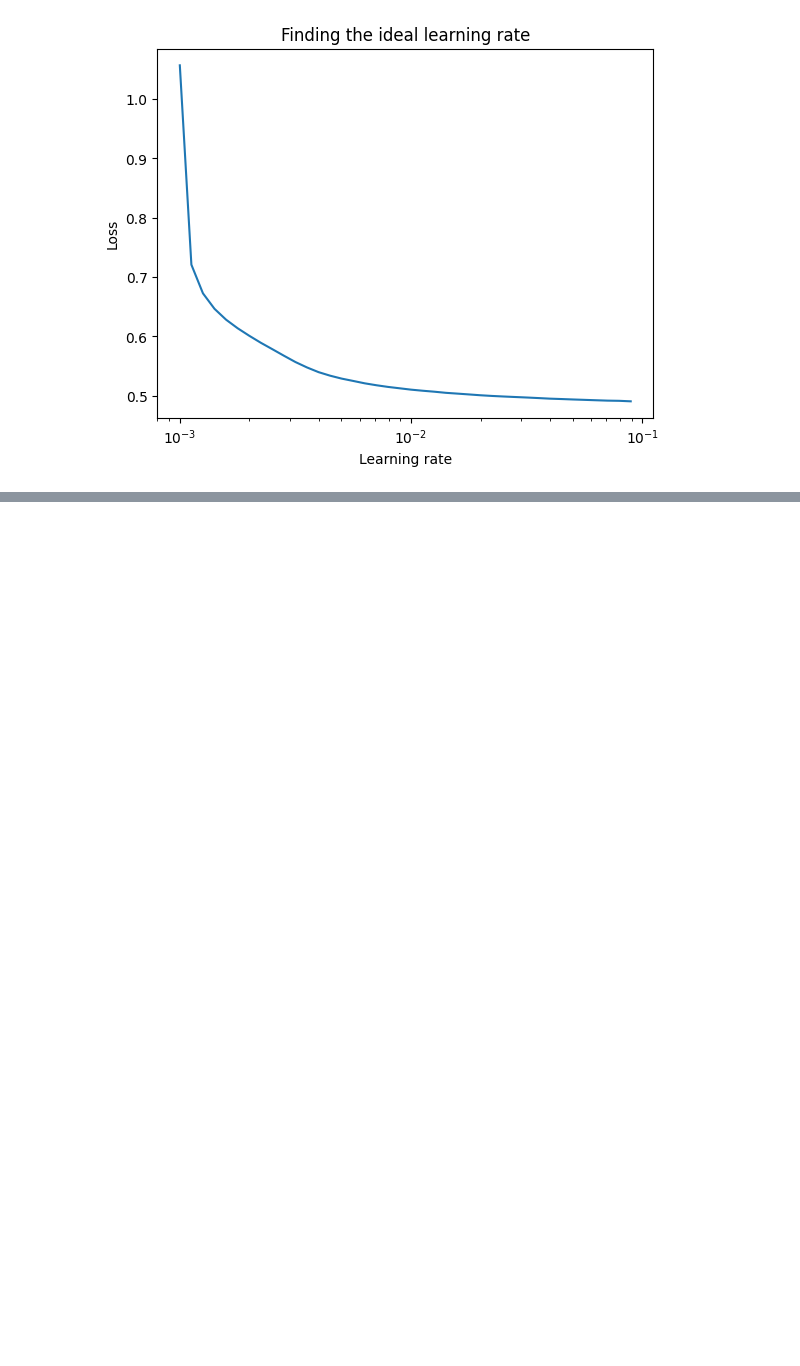
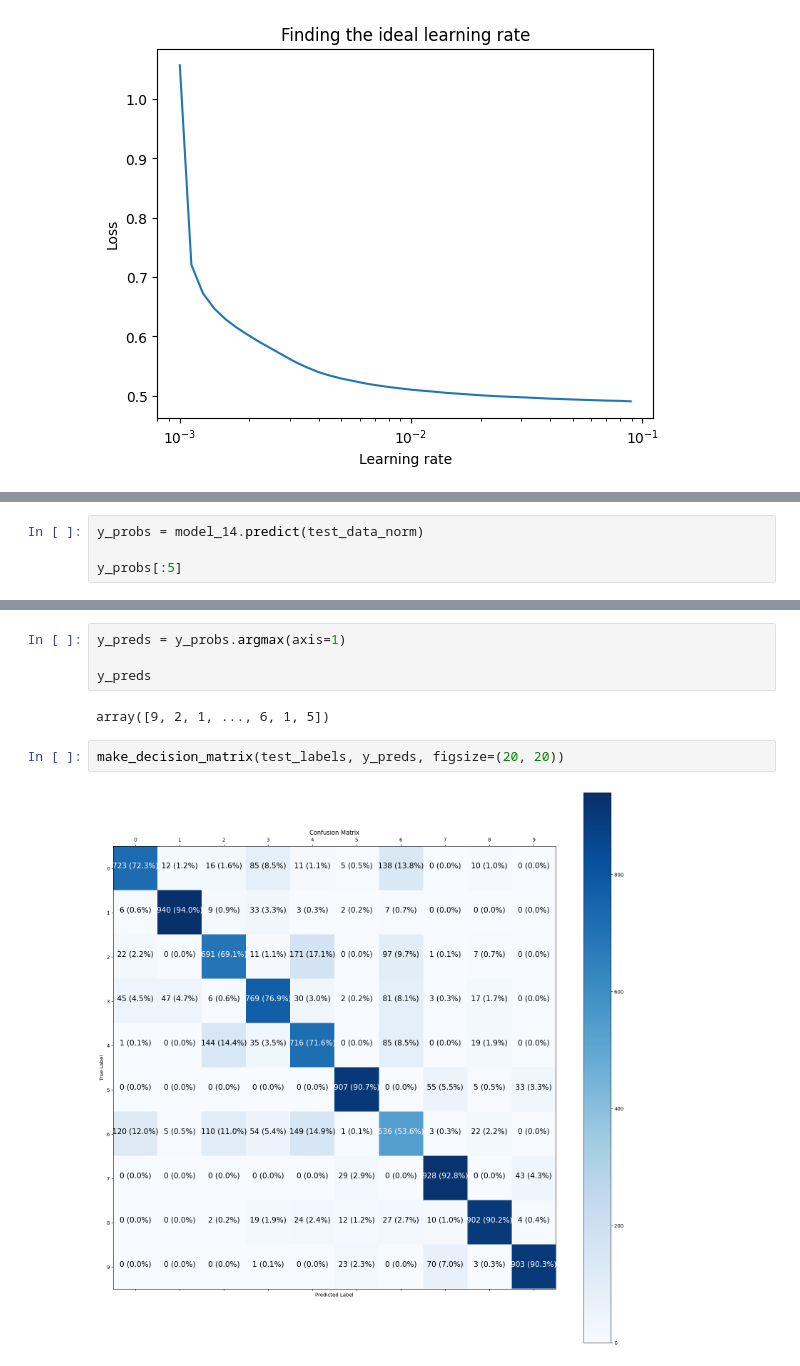
Before and after one commit to Zuhair0000/tensorflow_bootcamp, a Jupyter notebook: 02_neural_network_classification.ipynb, the cells around one changed output, grey strips where cells are left out. Cells and saved outputs as stored; diff of their text form; blank space fills up the shorter version.

```diff
--- a/02_neural_network_classification.ipynb
+++ b/02_neural_network_classification.ipynb
@@ -1030,0 +1069,4 @@ Epoch 20/20
+# %%
+y_probs = model_14.predict(test_data_norm)
+
+y_probs[:5]
@@ -1030,0 +1090,10 @@ Epoch 20/20
+# %%
+y_preds = y_probs.argmax(axis=1)
+
+y_preds
+# %% [output]
+array([9, 2, 1, ..., 6, 1, 5])
+# %%
+make_decision_matrix(test_labels, y_preds, figsize=(20, 20))
+# %% [output]
+[figure, added]
```
Also changed, not shown: parts of 3 cells of this notebook.
